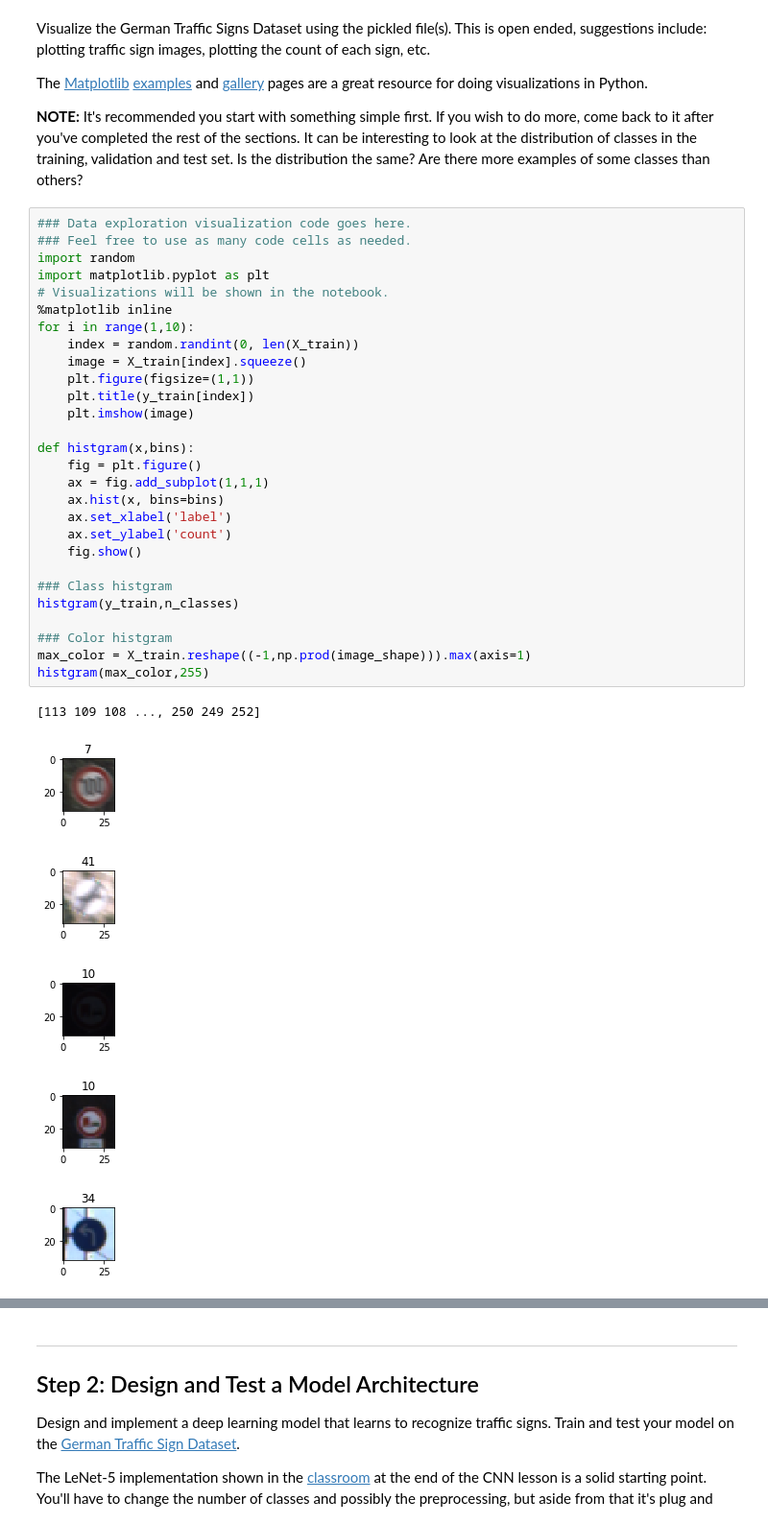
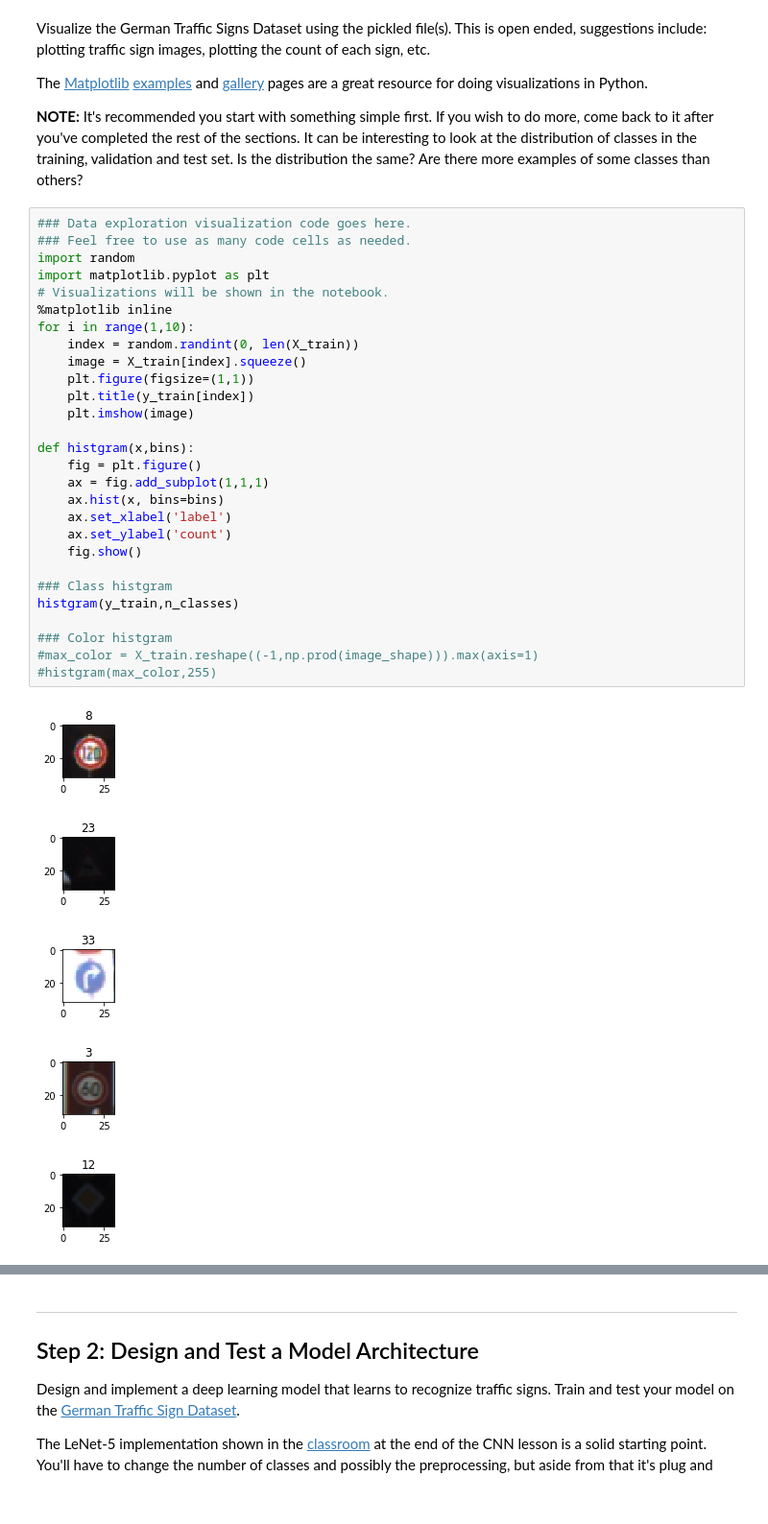
Before and after one commit to tatsuya-ogawa/CarND-Traffic-Sign-Classifier-Project, a Jupyter notebook: Traffic_Sign_Classifier.ipynb, the cells around one changed output, grey strips where cells are left out. Shown: that part at 96% size. Saved outputs shown, nothing was run; the diff lists cells and outputs as text.

```diff
--- a/Traffic_Sign_Classifier.ipynb
+++ b/Traffic_Sign_Classifier.ipynb
@@ -94,35 +94,34 @@ The [Matplotlib](http://matplotlib.org/) [examples](http://matplotlib.org/exampl
 # %%
 ### Data exploration visualization code goes here.
 ### Feel free to use as many code cells as needed.
 import random
 import matplotlib.pyplot as plt
 # Visualizations will be shown in the notebook.
 %matplotlib inline
 for i in range(1,10):
     index = random.randint(0, len(X_train))
     image = X_train[index].squeeze()
     plt.figure(figsize=(1,1))
     plt.title(y_train[index])
     plt.imshow(image)
 
 def histgram(x,bins):
     fig = plt.figure()
     ax = fig.add_subplot(1,1,1)
     ax.hist(x, bins=bins)
     ax.set_xlabel('label')
     ax.set_ylabel('count')
     fig.show()
 
 ### Class histgram
 histgram(y_train,n_classes)
 
 ### Color histgram
-max_color = X_train.reshape((-1,np.prod(image_shape))).max(axis=1)
-histgram(max_color,255)
+#max_color = X_train.reshape((-1,np.prod(image_shape))).max(axis=1)
+#histgram(max_color,255)
 # %% [output]
-[113 109 108 ..., 250 249 252]
-[figure, old version]
+[figure, new version]
-[figure, old version]
+[figure, new version]
-[figure, old version]
+[figure, new version]
-[figure, old version]
+[figure, new version]
-[figure, old version]
+[figure, new version]
```
Also changed, not shown: parts of 6 cells of this notebook.
